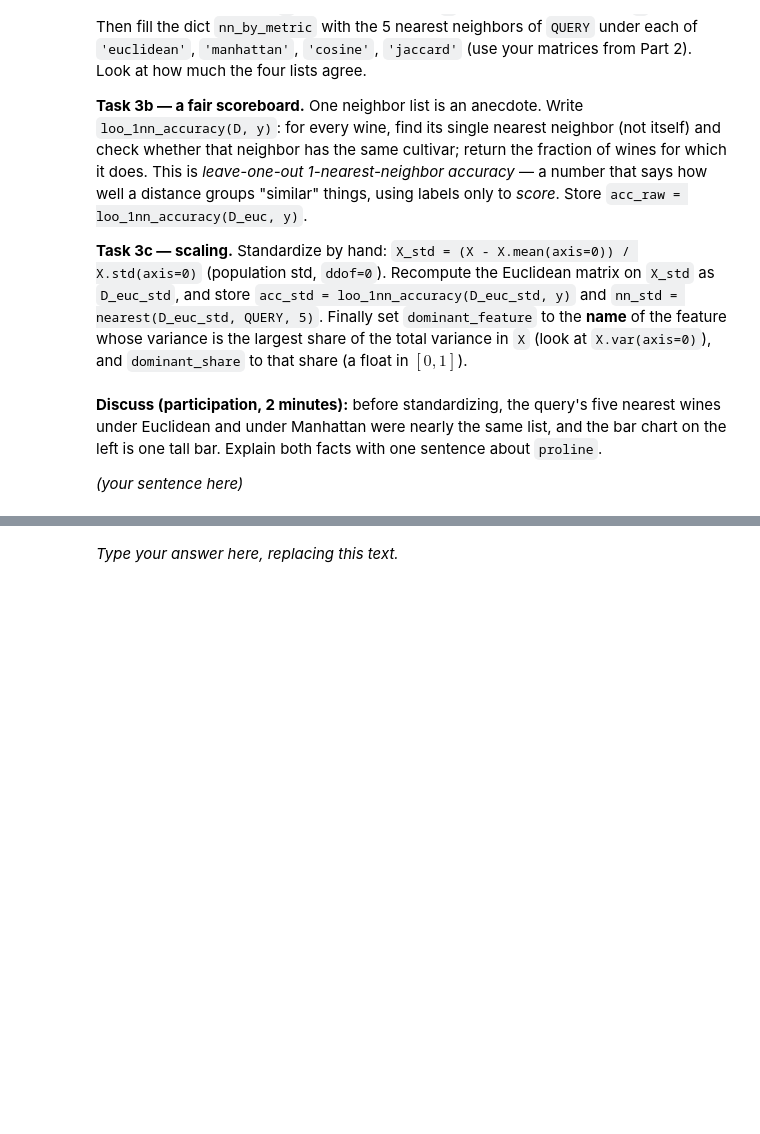
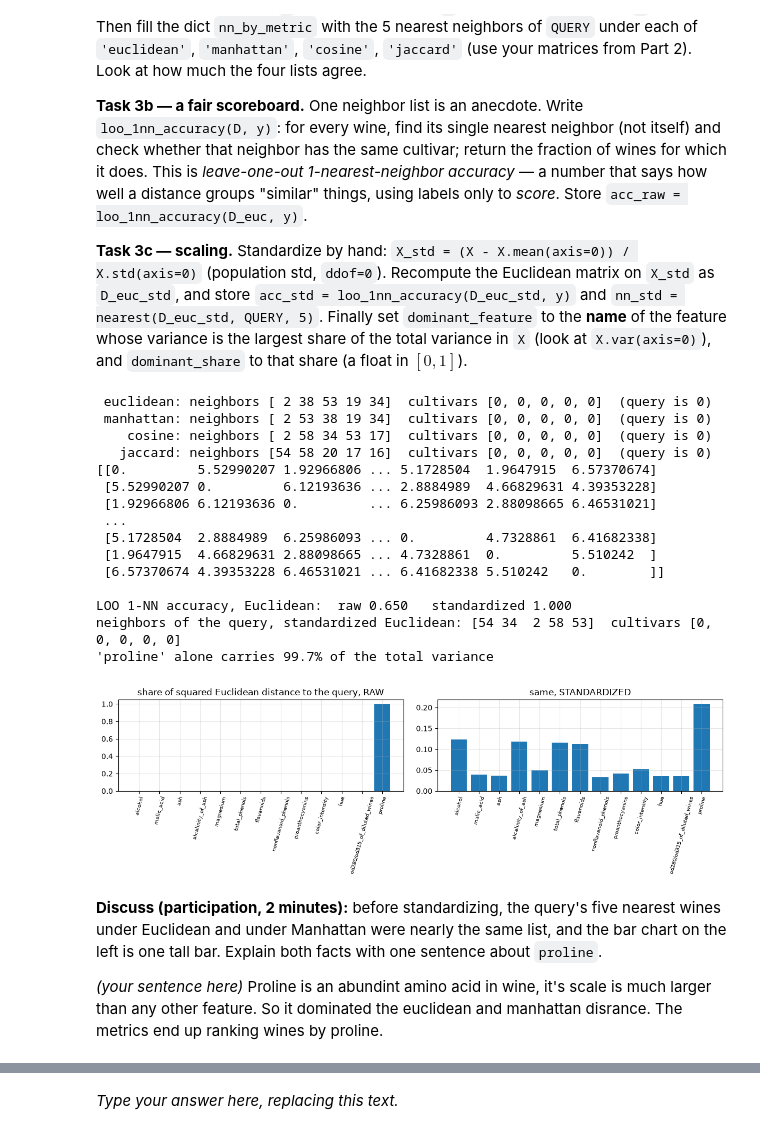
Before and after one commit to DevanshVajpayee/DS701-Materials-FA26, a Jupyter notebook: class_activity_notebooks/02-InClass-Exercise-Distances-A1/02-InClass-Exercise-Distances-A1.ipynb, the cells around one changed output, grey strips where cells are left out. Drawn from its saved outputs; the diff is of its cells as text; code cells hidden in the pictures; blank space fills up the shorter version.

```diff
--- a/class_activity_notebooks/02-InClass-Exercise-Distances-A1/02-InClass-Exercise-Distances-A1.ipynb
+++ b/class_activity_notebooks/02-InClass-Exercise-Distances-A1/02-InClass-Exercise-Distances-A1.ipynb
@@ -109,25 +119,33 @@ Return plain Python `float`s from the first three (wrap with `float(...)`).
 def lp_distance(u, v, p=2):
     """Minkowski distance ||u - v||_p for p >= 1 (p = np.inf gives Chebyshev)."""
     u, v = np.asarray(u, dtype=float), np.asarray(v, dtype=float)
-    ...
+    lp_dist = np.linalg.norm(u - v, ord=p)
+    return lp_dist
 
 
 def cosine_distance(u, v):
     """1 - cos(u, v)."""
     u, v = np.asarray(u, dtype=float), np.asarray(v, dtype=float)
-    ...
+    cosine_dist = 1 - np.dot(u, v) / (np.linalg.norm(u) * np.linalg.norm(v))
+    return cosine_dist
 
 
 def jaccard_distance(a, b):
     """1 - |a & b| / |a | b| for 0/1 vectors a, b (sets). Two empty sets -> 0."""
     a, b = np.asarray(a).astype(bool), np.asarray(b).astype(bool)
-    ...
+    jaccard_dist = 1 - np.sum(a & b) / np.sum(a | b) if np.any(a | b) else 0.0
+    return jaccard_dist
 
 
 def distance_matrix(X, dist):
     """D[i, j] = dist(X[i], X[j]) for every pair of rows of X."""
     X = np.asarray(X)
-    ...
+    n = X.shape[0]
+    D = np.zeros((n, n))
+    for i in range(n):
+        for j in range(n):
+            D[i, j] = dist(X[i], X[j])
+    return D
 
 
 # The lecture's warm-up: A = (3, 4), B = (1, 1)
@@ -214,52 +265,76 @@ of the feature whose variance is the largest share of the total variance in `X`
 # %%
 def nearest(D, i, k):
     """Indices of the k nearest rows to row i under D, closest first, excluding i."""
-    ...
+    D = np.asarray(D)
+    ordered_indices = np.argsort(D[i])
+    ordered_indices = ordered_indices[ordered_indices != i]  # Exclude the query itself
+    return ordered_indices[:k]
 
 
 def loo_1nn_accuracy(D, y):
     """Fraction of rows whose nearest OTHER row (under D) shares its label."""
-    ...
+    D=np.array(D)
+    n=D.shape[0]
+    matches = [y[nearest(D, i, 1)[0]] == y[i] for i in range(n)]
+    return float(np.mean(matches))
 
 
 # 3a
 nn_by_metric = {}
 for m, D in [('euclidean', D_euc), ('manhattan', D_man), ('cosine', D_cos), ('jaccard', D_jac)]:
-    nn_by_metric[m] = ...
+    nn_by_metric[m] = nearest(D, QUERY, 5)
 for m, idx in nn_by_metric.items():
     print(f"{m:>10}: neighbors {idx}  cultivars {y[idx].tolist()}  (query is {y[QUERY]})")
 
 # 3b
-acc_raw = ...
+acc_raw = loo_1nn_accuracy(D_euc, y)
 
 # 3c
-X_std = ...
-D_euc_std = ...
-acc_std = ...
-nn_std = ...
+X_std = (X - X.mean(axis=0)) / X.std(axis=0)
+D_euc_std = distance_matrix(X_std, lambda u, v: lp_distance(u, v, 2))
+acc_std = loo_1nn_accuracy(D_euc_std, y)
+nn_std = nearest(D_euc_std, QUERY, 5)
 
-var_share = ...
-dominant_feature = ...
-dominant_share = ...
+var_share = X.var(axis=0) / X.var(axis=0).sum()
+dominant_feature = feature_names[np.argmax(var_share)]
+dominant_share = var_share.max()
 
 print(f"\nLOO 1-NN accuracy, Euclidean:  raw {acc_raw:.3f}   standardized {acc_std:.3f}")
 print(f"neighbors of the query, standardized Euclidean: {nn_std}  cultivars {y[nn_std].tolist()}")
 print(f"{dominant_feature!r} alone carries {100 * dominant_share:.1f}% of the total variance")
 
 # Where does the raw Euclidean distance from the query actually come from?
 contrib = ((X - X[QUERY]) ** 2).sum(axis=0)
 contrib_s = ((X_std - X_std[QUERY]) ** 2).sum(axis=0)
 fig, axes = plt.subplots(1, 2, figsize=(12, 3.8))
 axes[0].bar(range(d), contrib / contrib.sum()); axes[0].set_title('share of squared Euclidean distance to the query, RAW')
 axes[1].bar(range(d), contrib_s / contrib_s.sum()); axes[1].set_title('same, STANDARDIZED')
 for ax in axes:
     ax.set_xticks(range(d)); ax.set_xticklabels(feature_names, rotation=75, fontsize=7); ax.grid(alpha=0.3)
 plt.tight_layout(); plt.show()
+# %% [output]
+ euclidean: neighbors [ 2 38 53 19 34]  cultivars [0, 0, 0, 0, 0]  (query is 0)
+ manhattan: neighbors [ 2 53 38 19 34]  cultivars [0, 0, 0, 0, 0]  (query is 0)
+    cosine: neighbors [ 2 58 34 53 17]  cultivars [0, 0, 0, 0, 0]  (query is 0)
+   jaccard: neighbors [54 58 20 17 16]  cultivars [0, 0, 0, 0, 0]  (query is 0)
+[[0.         5.52990207 1.92966806 ... 5.1728504  1.9647915  6.57370674]
+ [5.52990207 0.         6.12193636 ... 2.8884989  4.66829631 4.39353228]
+ [1.92966806 6.12193636 0.         ... 6.25986093 2.88098665 6.46531021]
+ ...
+ [5.1728504  2.8884989  6.25986093 ... 0.         4.7328861  6.41682338]
+ [1.9647915  4.66829631 2.88098665 ... 4.7328861  0.         5.510242  ]
+ [6.57370674 4.39353228 6.46531021 ... 6.41682338 5.510242   0.        ]]
+
+LOO 1-NN accuracy, Euclidean:  raw 0.650   standardized 1.000
+neighbors of the query, standardized Euclidean: [54 34  2 58 53]  cultivars [0, 0, 0, 0, 0]
+'proline' alone carries 99.7% of the total variance
+[figure, added]
 # %% [markdown]
 **Discuss (participation, 2 minutes):** before standardizing, the query's five nearest
 wines under Euclidean and under Manhattan were nearly the same list, and the bar chart on
 the left is one tall bar. Explain both facts with one sentence about `proline`.
 
 *(your sentence here)*
+Proline is an abundint amino acid in wine, it's scale is much larger than any other feature. So it dominated the euclidean and manhattan disrance. The metrics end up ranking wines by proline.
 # %%
 grader.check("q3")
```
Also changed, not shown: parts of 9 cells of this notebook, 4 other files.
